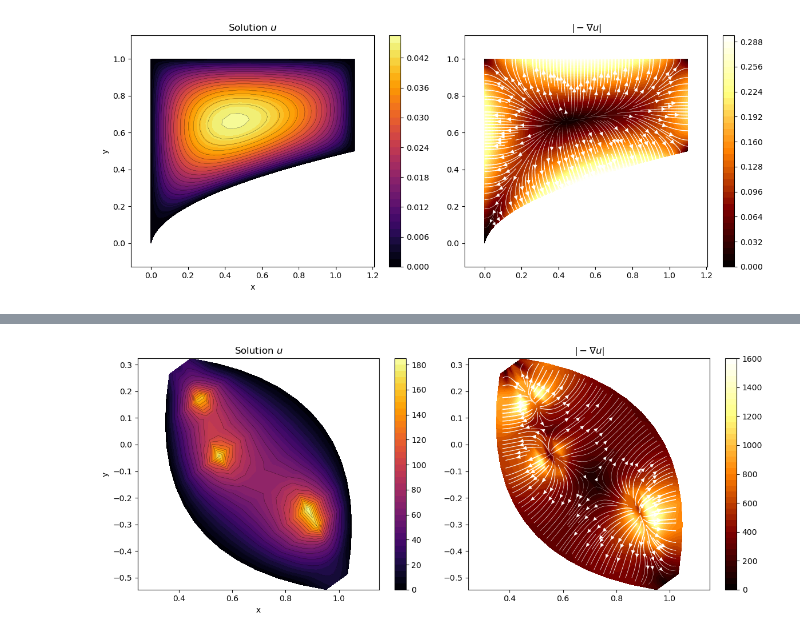
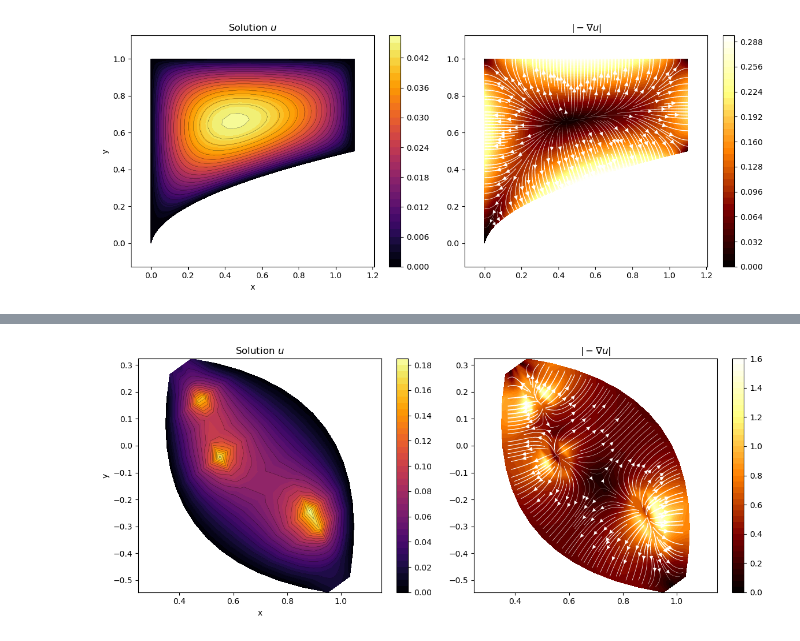
Before and after one commit to Ar-Kareem/poisson_transform, a Jupyter notebook: simple_demo.ipynb, the cells around one changed output, grey strips where cells are left out. Drawn from its saved outputs; the diff is of its cells as text; code cells hidden in the pictures.

```diff
--- a/simple_demo.ipynb
+++ b/simple_demo.ipynb
@@ -90,7 +91,7 @@ from poisson_2D_transform import Transformation, solve_and_plot
 def f(x, y, ksi, eta):
     """Returns f for the equation -∇2 u = f in Ω"""
     if (0.7 < ksi < 0.8 and 0.6 < eta < 0.7) or (0.3 < ksi < 0.4 and 0.3 < eta < 0.4) or (0.1 < ksi < 0.2 and 0.4 < eta < 0.55):
-        return 10**5
+        return 100
     return 0
 def g(x, y, ksi, eta):
     """Returns (a, b, g) for the boundary condition a*u + b*∂u/∂n = g on ∂Ω and (1, 0, g) for dirichlet conditions inside the domain)"""
@@ -116,4 +117,4 @@ solve_and_plot(Nx=15, Ny=15, transformation=Transformation(ksi, eta, Tx_rot, Ty_
-[figure, old version]
+[figure, new version]
 # %%
 import sympy
 from poisson_2D_transform import Transformation, solve_and_plot, plotGeometry
```
Also changed, not shown: parts of 7 cells of this notebook.
